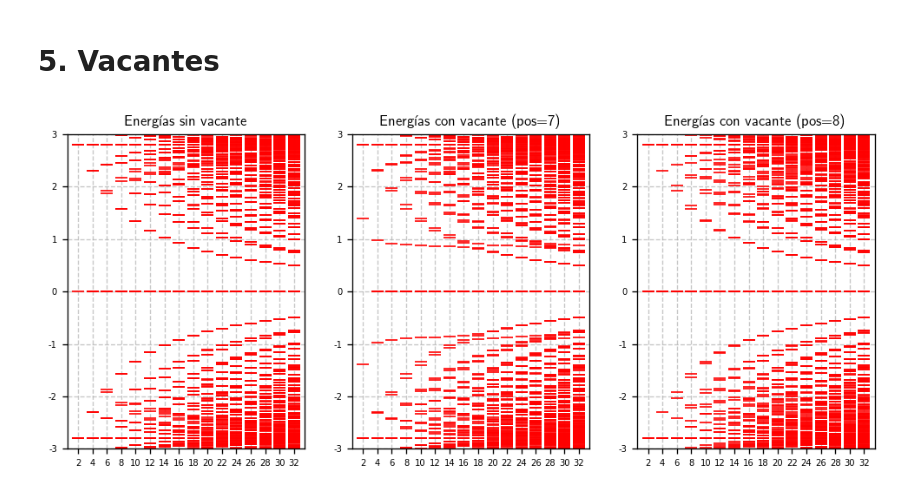
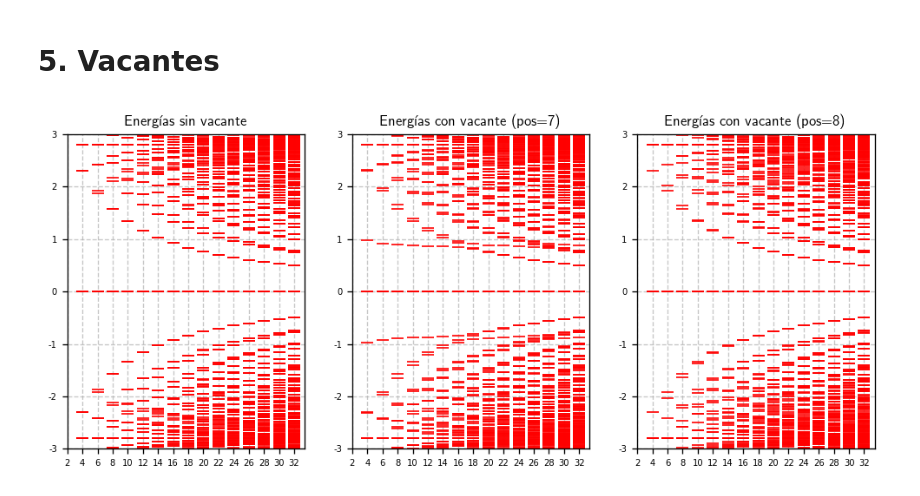
Before and after one commit to eilinlunam/Fisicoquimica-Computacional, a Jupyter notebook: Tarea_4_Enlace_fuerte.ipynb, the cells around one changed output. Saved outputs shown, nothing was run; the diff lists cells and outputs as text; code cells hidden in the pictures.

```diff
--- a/Tarea_4_Enlace_fuerte.ipynb
+++ b/Tarea_4_Enlace_fuerte.ipynb
@@ -252,6 +317,8 @@ for i in range(1,21):
     ax2.set_title(u"Punto Cuántico Triangular n="+str(i), fontsize=10, color='r')
     ax1.plot(E, 'b.-', ms=20/i)
     C = ax2.scatter(x, y, c='r', cmap='jet', s=100/i)
+    Hx, Hy, Hz = coords_Hydrogens(i)
+    ax2.plot(Hx,Hy,'.', c='gray', ms=7)
     ax1.grid(alpha=0.4)
     if i<10: [ax2.text(x[i]+0.1, y[i], str(i), fontsize=9-0.2*n) for i in range(len(x))]
     plt.show()
@@ -314,36 +381,41 @@ def Energias(n, vacante=False):
     coords = list(TriangularGraphene(n))
     if vacante!=False:
         coords.pop(vacante)
     X, Y, Z = np.transpose(coords)
     atom = np.ones(len(coords))
     H=getT(t, atom, coords)
     E, eigvec = np.linalg.eigh(H)
-    return E
+    return E, coords
 
 # Grafica --------------------------------------------------------------
 fig,(ax1,ax2,ax3) = plt.subplots(figsize=(10,4), dpi=120, ncols=3)
 ax1.set_title(u'Energías sin vacante', fontsize=10, usetex=True)
 ax2.set_title(u'Energías con vacante (pos=7)', fontsize=10, usetex=True)
 ax3.set_title(u'Energías con vacante (pos=8)', fontsize=10, usetex=True)
 
 nn=34
-for n in range(2,nn,2):
+for n in range(4,nn,2):
     # Sin vacante.
-    E1 = Energias(n)
+    E1, coords1 = Energias(n)
     ax1.plot(np.zeros(len(E1))+n, E1, "_r", ms=8)
+    #write_coords(coords1, "sinvacante"+str(n)+".xyz")
+
     # Con vacante pos (7)
-    E2 = Energias(n, vacante=7)
+    E2, coords2 = Energias(n, vacante=7)
     ax2.plot(np.zeros(len(E2))+n, E2, "_r", ms=8)
+    #write_coords(coords2, "vacante7-"+str(n)+".xyz")
+
     # Con vacante pos (8)
-    E3 = Energias(n, vacante=8)
+    E3, coords3 = Energias(n, vacante=8)
     ax3.plot(np.zeros(len(E3))+n, E3, "_r", ms=8)
+    #write_coords(coords3, "vacante8-"+str(n)+".xyz")
 
 for ax in [ax1, ax2, ax3]:
     ax.grid(alpha=0.7, ls='--')
     ax.set_xticks(range(2,nn,2))
     ax.set_xticklabels(range(2,nn,2), fontsize=6)
     ax.set_ylim(-3,3)
     ax.set_yticks(range(-3,4))
     ax.set_yticklabels(range(-3,4), fontsize=6)
 # %% [output]
-[figure, old version]
+[figure, new version]
```
Also changed, not shown: parts of 3 cells of this notebook.
